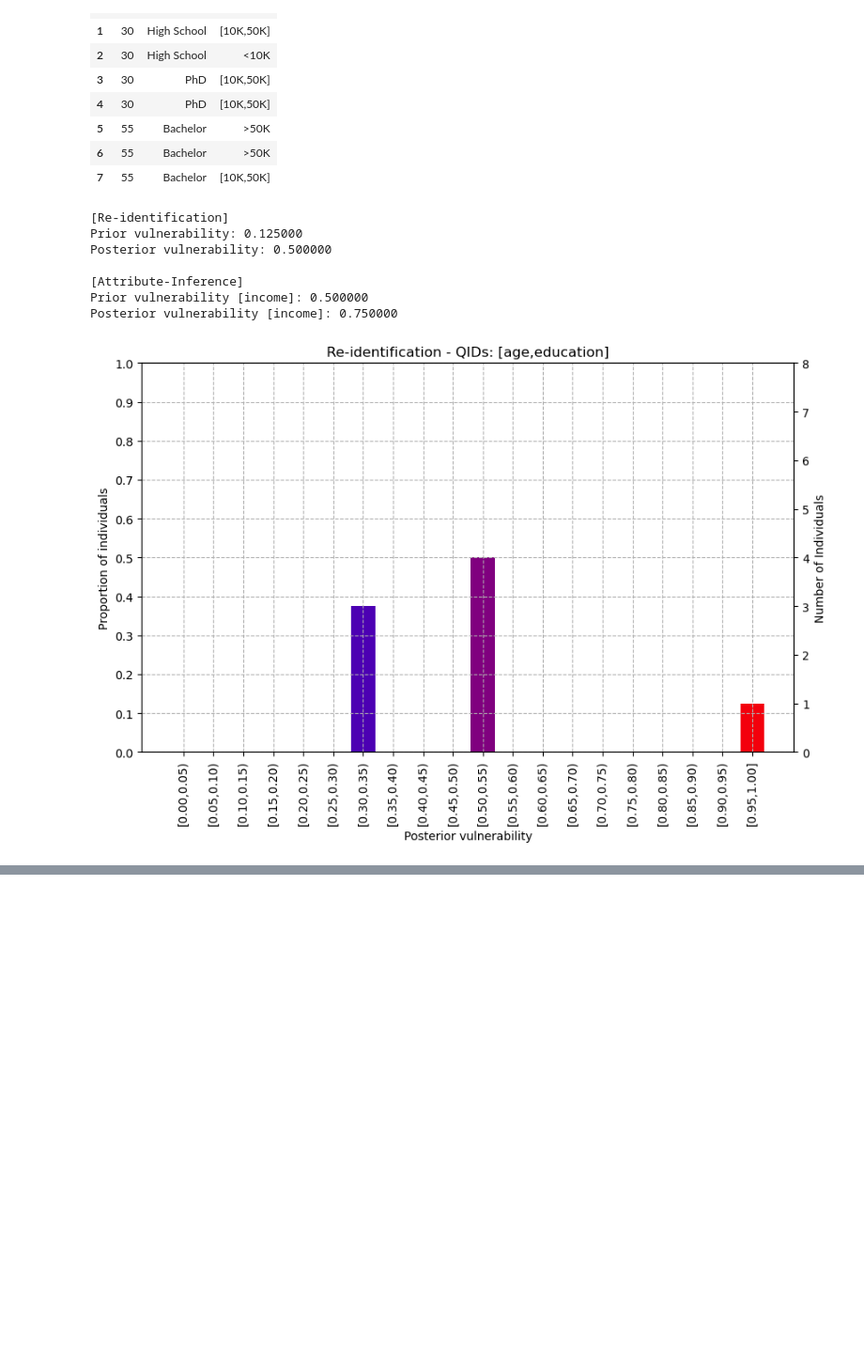
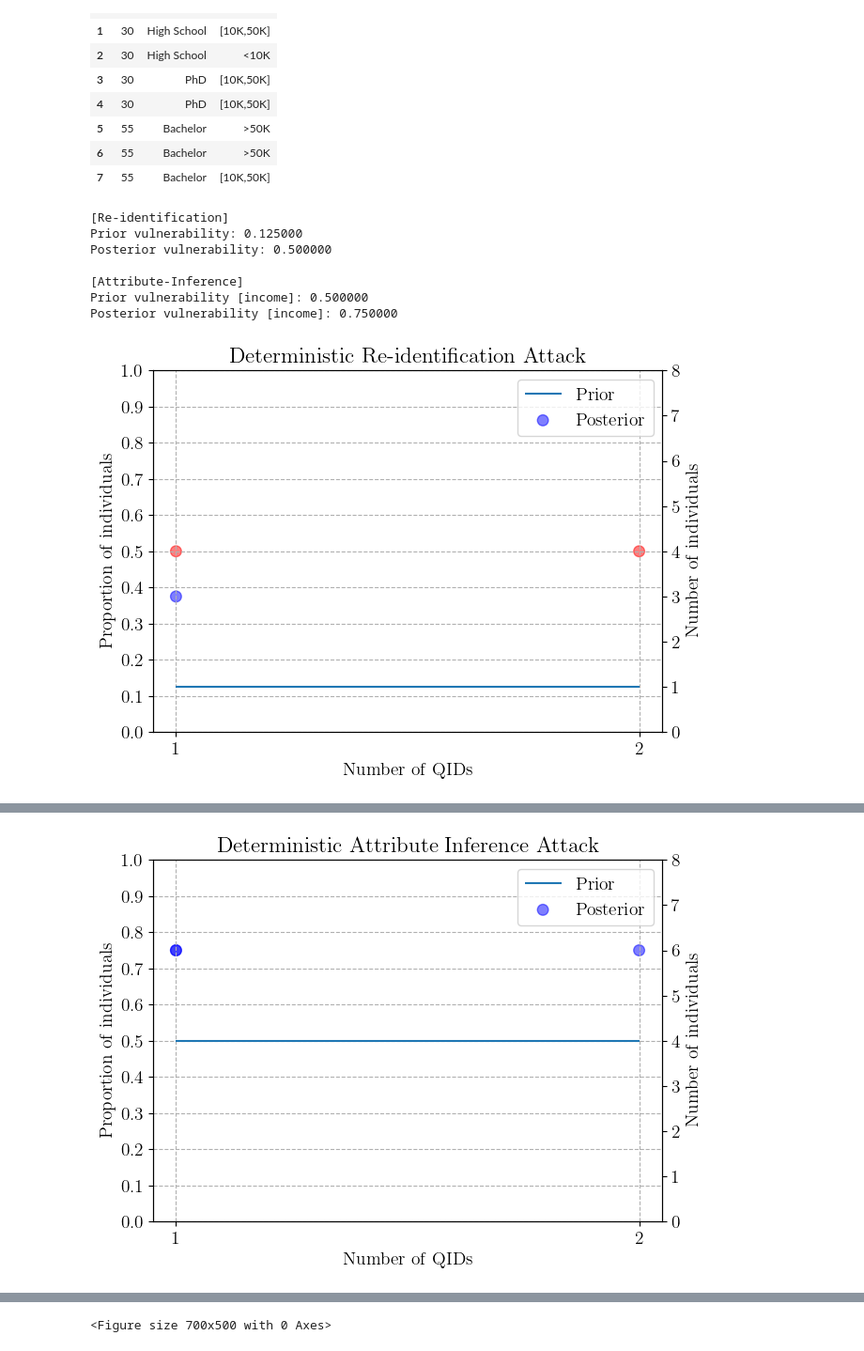
Before and after one commit to ramongonze/inference-attacks, a Jupyter notebook: examples/example_attacks.ipynb, the cells around one changed output, grey strips where cells are left out. Shown at 94% size. Cells and saved outputs as stored; diff of their text form; code cells hidden in the pictures; blank space fills up the shorter version.

```diff
--- a/examples/example_attacks.ipynb
+++ b/examples/example_attacks.ipynb
@@ -105,32 +106,49 @@ display(dataset.dataframe)
 # %%
 # Attack
 qids = ["age", "education"]
 sensitive = ["income"]
 
 attack = infattacks.Probabilistic(dataset, qids=qids, sensitive=sensitive)
+
+# Run the attack for all possible combinations of QIDs
+attack.post_comb_qids_reid()
+attack.post_comb_qids_ai()
 prior_reid = attack.prior_reid()
 prior_ai = attack.prior_ai()
-exp_reid, hist_reid = attack.post_reid(qids=qids, hist=True)
-exp_ai, hist_ai = attack.post_ai(qids=qids, hist=True)
+post_reid, hist_reid = attack.post_reid(qids=qids, hist=True)
+post_ai, hist_ai = attack.post_ai(qids=qids, hist=True)
 
 print("[Re-identification]")
-print("Prior vulnerability: %.6f"%(prior_reid))
-print("Posterior vulnerability: %.6f"%(exp_reid))
+print(f"Prior vulnerability: {prior_reid:.6f}")
+print(f"Posterior vulnerability: {post_reid:.6f}")
 
 print("\n[Attribute-Inference]")
 for att in sensitive:
-    print("Prior vulnerability [%s]: %.6f"%(att, prior_ai[att]))
-    print("Posterior vulnerability [%s]: %.6f"%(att, exp_ai[att]))
+    print(f"Prior vulnerability [{att}]: {prior_ai[att]:.6f}")
+    print(f"Posterior vulnerability [{att}]: {post_ai[att]:.6f}")
+
+# Plot graphs
+plt.rcParams.update({
+    "text.usetex": True,
+    "figure.figsize":(7,5),
+    "font.size":14,
+    'font.family': 'serif',
+    'font.serif': ['Computer Modern']
+})
 
 vis = infattacks.VisualizeRisk(attack)
-vis.plot_hist(hist_reid, "Re-identification - QIDs: [age,education]")
-vis.plot_hist(hist_ai["income"], "Attribute-Inference - QIDs: [age,education] - sensitive: income")
+vis.plot_comb_qids_reid("Deterministic Re-identification Attack", atk_type="det")
+vis.plot_comb_qids_reid("Probabilistic Re-identification Attack", atk_type="prob")
+vis.plot_comb_qids_ai("Deterministic Attribute Inference Attack", atk_type="det", sensitive="income")
+vis.plot_comb_qids_ai("Probabilistic Attribute Inference Attack", atk_type="prob", sensitive="income")
+vis.plot_hist_reid(f"Re-identification - QIDs: {qids}", qids)
+vis.plot_hist_ai(f"Attribute-Inference - QIDs: {qids} - sensitive: {sensitive}", qids, "income")
 # %% [output]
 [Re-identification]
 Prior vulnerability: 0.125000
 Posterior vulnerability: 0.500000
 
 [Attribute-Inference]
 Prior vulnerability [income]: 0.500000
 Posterior vulnerability [income]: 0.750000
-[figure, old version]
+[figure, new version]
@@ -137,0 +156 @@ Posterior vulnerability [income]: 0.750000
+[figure, added]
@@ -137,0 +160 @@ Posterior vulnerability [income]: 0.750000
+<Figure size 700x500 with 0 Axes>
```
Also changed, not shown: parts of 2 cells of this notebook, 2 other files.
